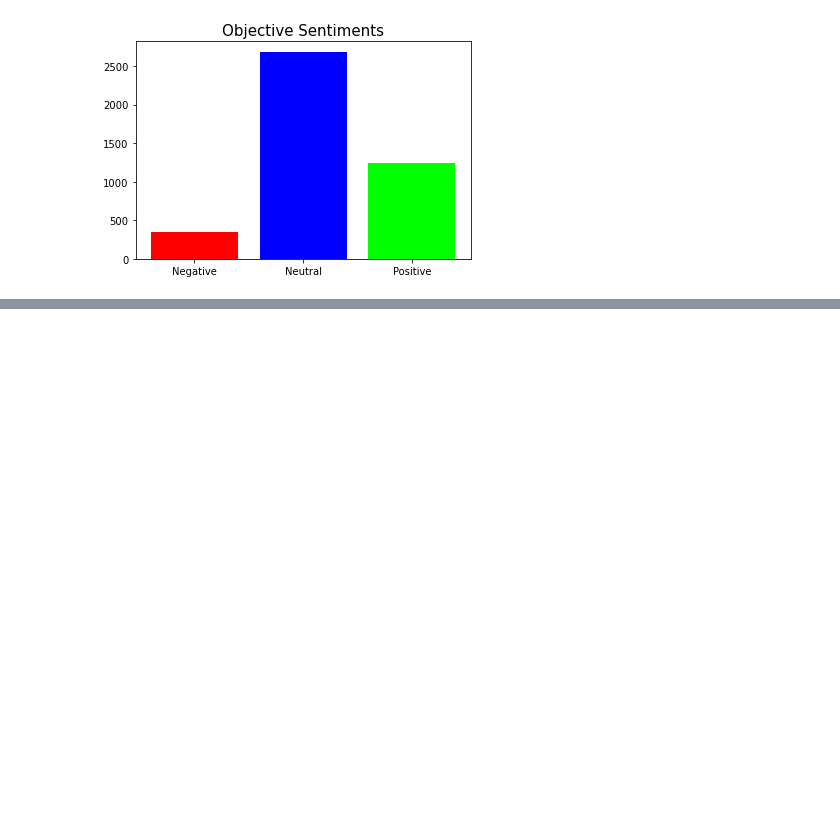
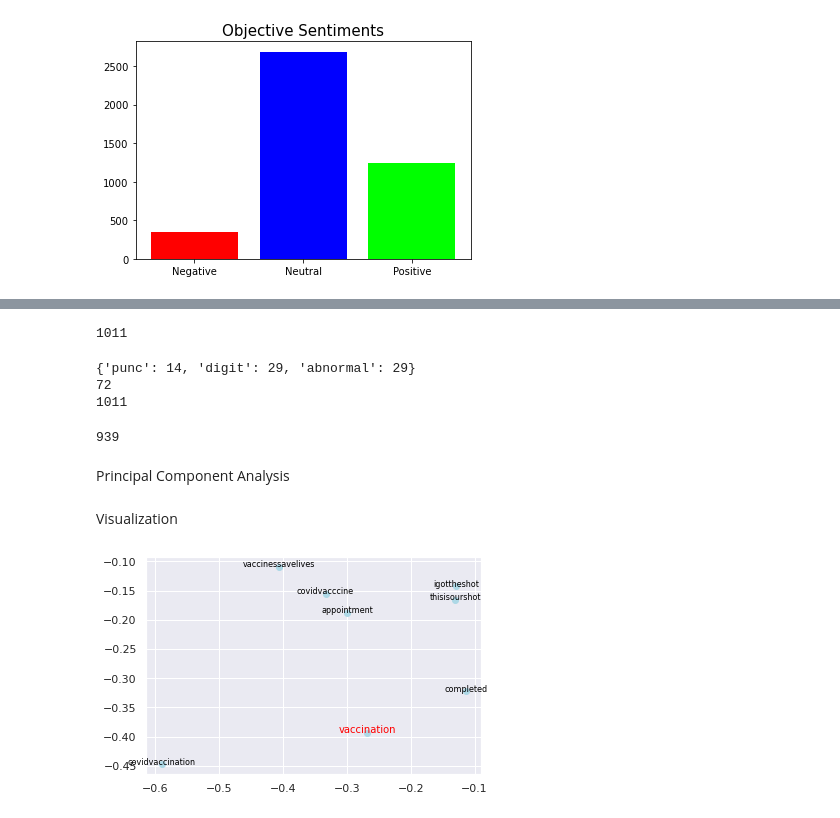
Before and after one commit to Asfiya-Baig/ECE143-PfizerVaccineTweetsAnalysis, a Jupyter notebook: notebooks/TweetAnalysis.ipynb, the cells around one changed output, grey strips where cells are left out. Cells and saved outputs as stored; diff of their text form; code cells hidden in the pictures; blank space fills up the shorter version.

```diff
--- a/notebooks/TweetAnalysis.ipynb
+++ b/notebooks/TweetAnalysis.ipynb
@@ -139,0 +247,59 @@ plot_most(dataset_tb)
+# %%
+vocab = list(word2vec_model.wv.vocab)
+print(len(vocab))
+# %% [output]
+1011
+# %%
+count = {'punc': 0, 'digit': 0, 'abnormal': 0}
+for i in range(len(vocab)):
+  if vocab[i] in string.punctuation:
+    # print('punctuation: ', vocab[i], ' removed')
+    vocab[i] = ''
+    count['punc'] += 1
+  elif vocab[i].isdigit():
+    # print('digit: ', vocab[i], ' removed')
+    vocab[i] = ''
+    count['digit'] += 1
+  elif any(p in vocab[i] for p in string.punctuation):
+    # print('abnormal: ', vocab[i], ' removed')
+    vocab[i] = ''
+    count['abnormal'] += 1
+  else:
+    pass
+    # print(vocab[i])
+# %%
+print(count)
+print(sum(count.values()))
+print(len(vocab))
+# %% [output]
+{'punc': 14, 'digit': 29, 'abnormal': 29}
+72
+1011
+# %%
+for i in range(sum(count.values())):
+  vocab.remove('')
+print(len(vocab))
+# %% [output]
+939
+# %% [markdown]
+Principal Component Analysis
+# %%
+%matplotlib inline
+# %matplotlib notebook
+# import mpld3
+# mpld3.enable_notebook()
+import matplotlib.pyplot as plt
+from sklearn.decomposition import PCA
+import warnings
+warnings.filterwarnings("ignore")
+
+# instantiate a PCA object
+pca = PCA(n_components=2)
+# fit and transform the PCA object
+my_pca = pca.fit_transform(word2vec_model[vocab])
+# %% [markdown]
+Visualization
+# %%
+neighbor1 = plot_WE('vaccination', vocab, 0.945, word2vec_model, my_pca)
+# %% [output]
+[figure, added]
```
Also changed, not shown: parts of 30 cells of this notebook.
